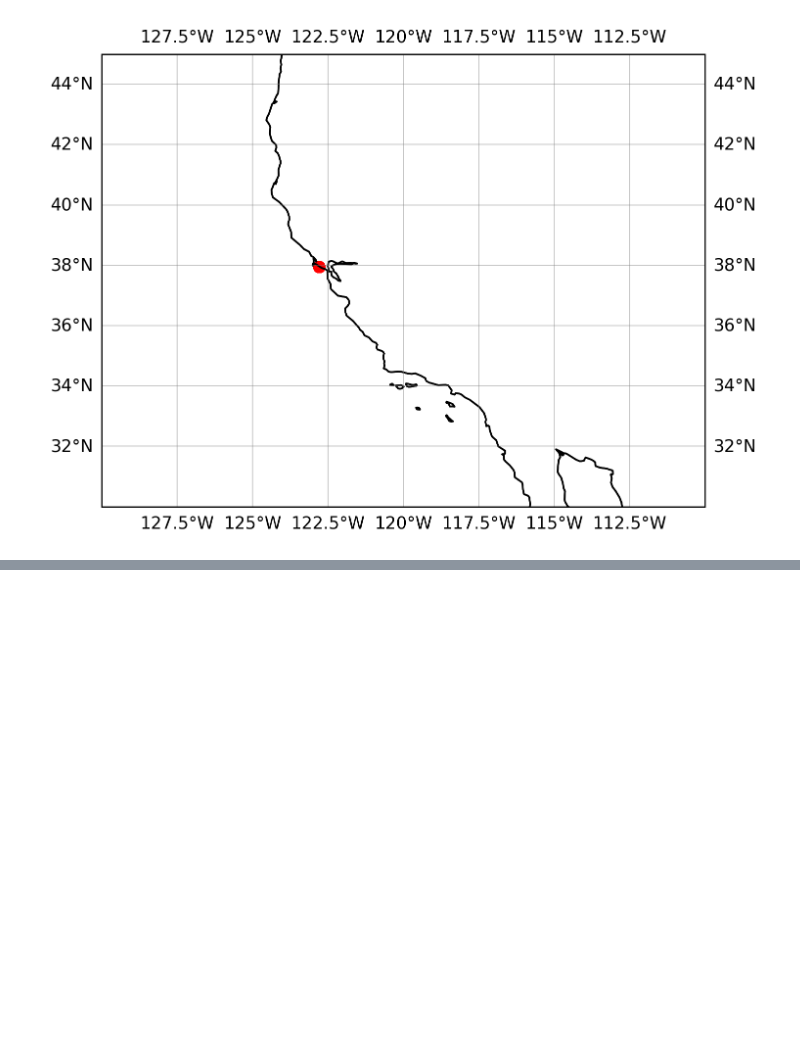
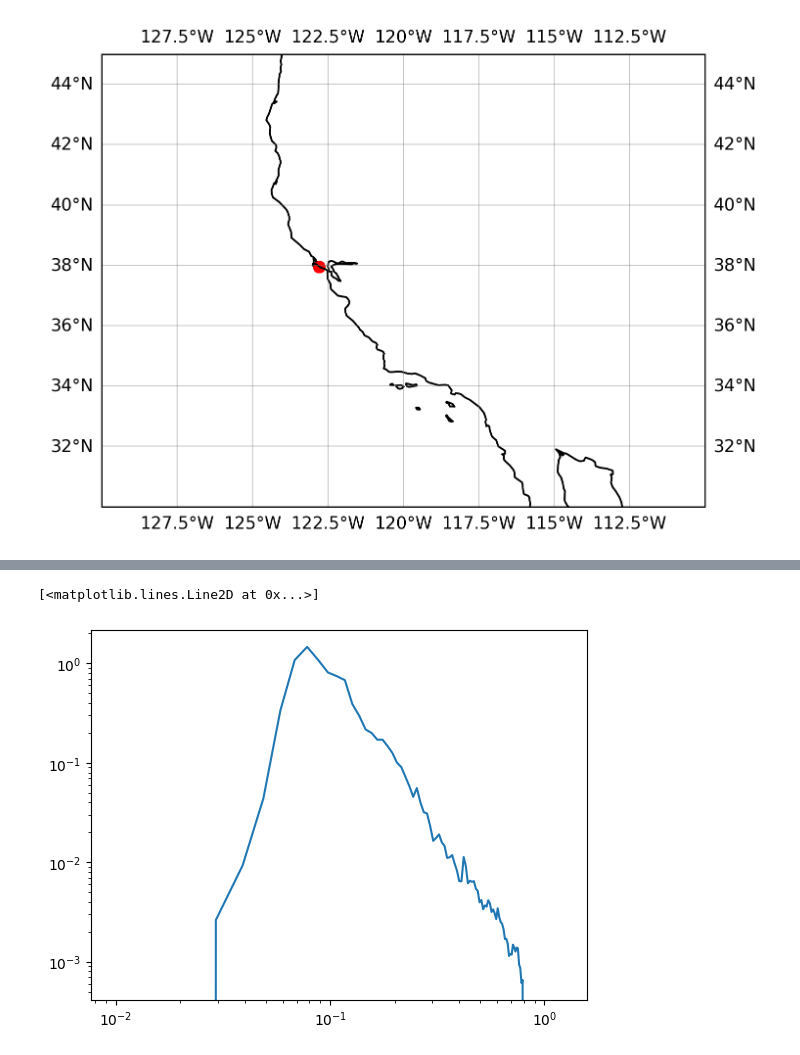
Before and after one commit to sofarocean/spotter-analysis-examples, a Jupyter notebook: sd_card_analysis.ipynb, the cells around one changed output, grey strips where cells are left out. Drawn from its saved outputs; the diff is of its cells as text; code cells hidden in the pictures; blank space fills up the shorter version.

```diff
--- a/sd_card_analysis.ipynb
+++ b/sd_card_analysis.ipynb
@@ -131,3 +126,5 @@ plt.scatter(location['longitude (decimal degrees)'], location[' latitude (decima
 # %% [output]
 <matplotlib.collections.PathCollection at 0x...>
 [figure]
+# %%
+spectrum = read_spectral_csv(data_dir)
@@ -133,0 +151,5 @@ plt.scatter(location['longitude (decimal degrees)'], location[' latitude (decima
+# %%
+plt.loglog(spectrum.frequency, spectrum.variance_density[0,:])
+# %% [output]
+[<matplotlib.lines.Line2D at 0x...>]
+[figure, added]
```
Also changed, not shown: parts of 6 cells of this notebook.
